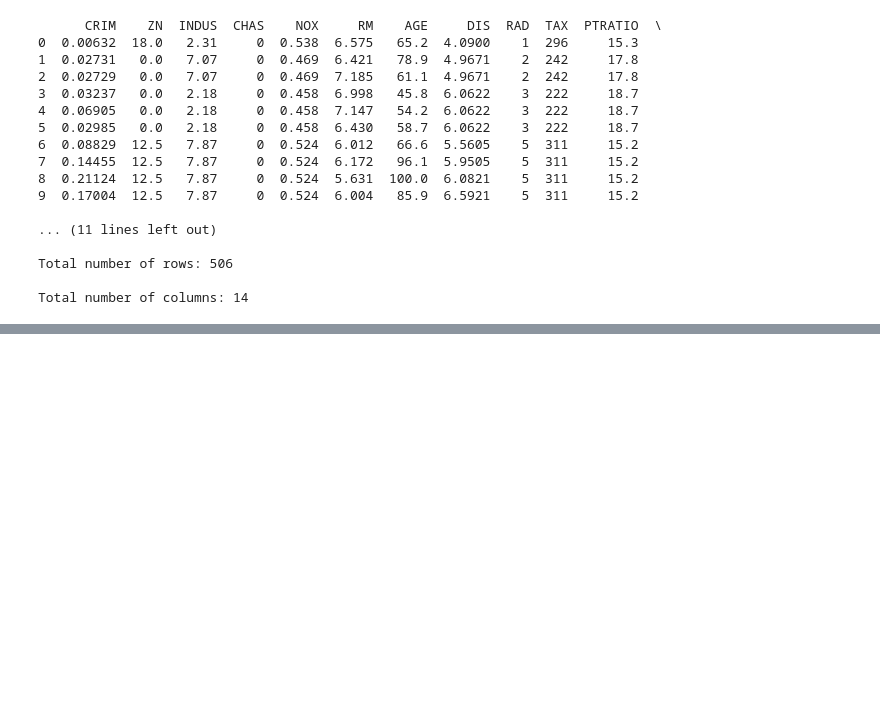
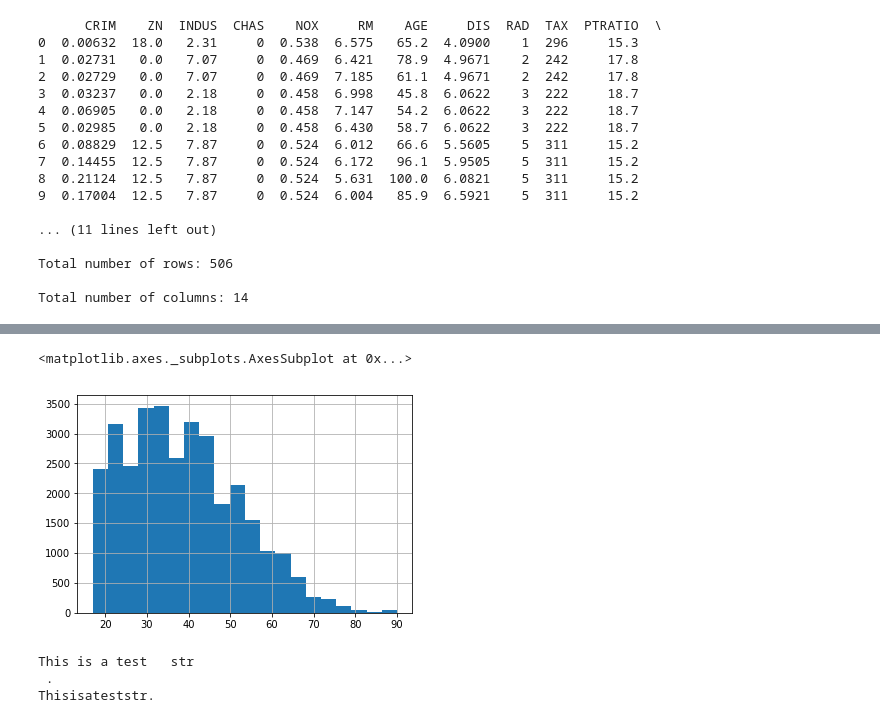
Before and after one commit to LincolnBrownBellevue/DSC540, a Jupyter notebook: Wks3-4/DSC540_Wk3&4_Brown,Lincoln.ipynb, the cells around one changed output, grey strips where cells are left out. Saved outputs shown, nothing was run; the diff lists cells and outputs as text; code cells hidden in the pictures; blank space fills up the shorter version.

```diff
--- a/Wks3-4/DSC540_Wk3&4_Brown,Lincoln.ipynb
+++ b/Wks3-4/DSC540_Wk3&4_Brown,Lincoln.ipynb
@@ -74,0 +324,27 @@ Total number of columns: 14
+# %%
+# Create an empty list to house the headers
+headers = []
+# Close and reopen. Redundant, yes, but ensures we are actually reading from the local file
+print(names_file)
+with open(names_file, 'r') as names_txt:
+
+# Since all of the col_names end with a colon I will split the line on that and grab the first element in the list
+    for line in names_txt:
+            col_name = line.split(":")[0]
+            #Append the col_name to the headers list
+            print(col_name)
+            # Looks like the output has a bunch of new lines, need to strip those out before adding
+            if(col_name != "\n"):
+                headers.append(col_name)
+
+print(headers)
+
+# There are fourteen columns in the adult_income dataframe, let's make sure we have 14 headers
+print(len(headers))
+
+# We only have 13 columns, looking at the dataframe, it is clear that we need to add Income as a header
+# Which is Step 4
+headers.append("Income")
+
+print(f"Headers length: len(headers)")
+print(f"Columns: {headers}")
@@ -74,0 +369,5 @@ Total number of columns: 14
+# %%
+# Now let's add the headers to the dataframe
+adult_income.columns = headers
+
+adult_income.head()
@@ -74,0 +404,6 @@ Total number of columns: 14
+# %%
+# Step 6 Create a DataFrame with only age, education and occupation by using subsetting
+subset_df = adult_income.loc[:,['age','education','occupation']]
+print(subset_df.head())
+
+print(f"Shape of subset_df: {subset_df.shape}")
@@ -74,0 +418,24 @@ Total number of columns: 14
+# %%
+# Step 7 Plot a histogram of age with a bin size of 20
+subset_df['age'].hist(bins=20)
+# %% [output]
+<matplotlib.axes._subplots.AxesSubplot at 0x...>
+[figure, added]
+# %%
+import re
+# Create a function to strip the whitespace characters
+def strip_whitespace(str_val):
+    pattern = re.compile(r'\s')
+    clean = pattern.sub('', str_val)
+    return clean
+
+
+# Test out the function to make sure it works properly
+test_str ="This is a test \t str \n ."
+print(test_str)
+clean_str = strip_whitespace(test_str)
+print(clean_str)
+# %% [output]
+This is a test   str
+ .
+Thisisateststr.
```
Also changed, not shown: parts of 34 cells of this notebook, 2 other files.
